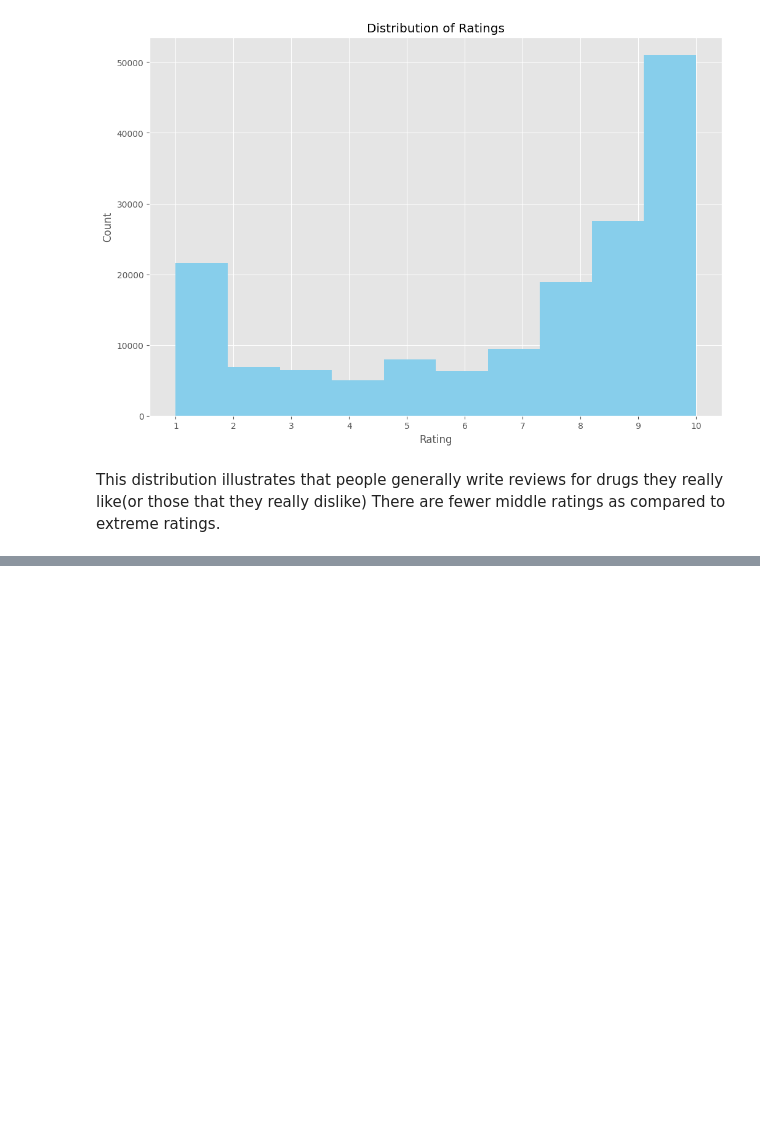
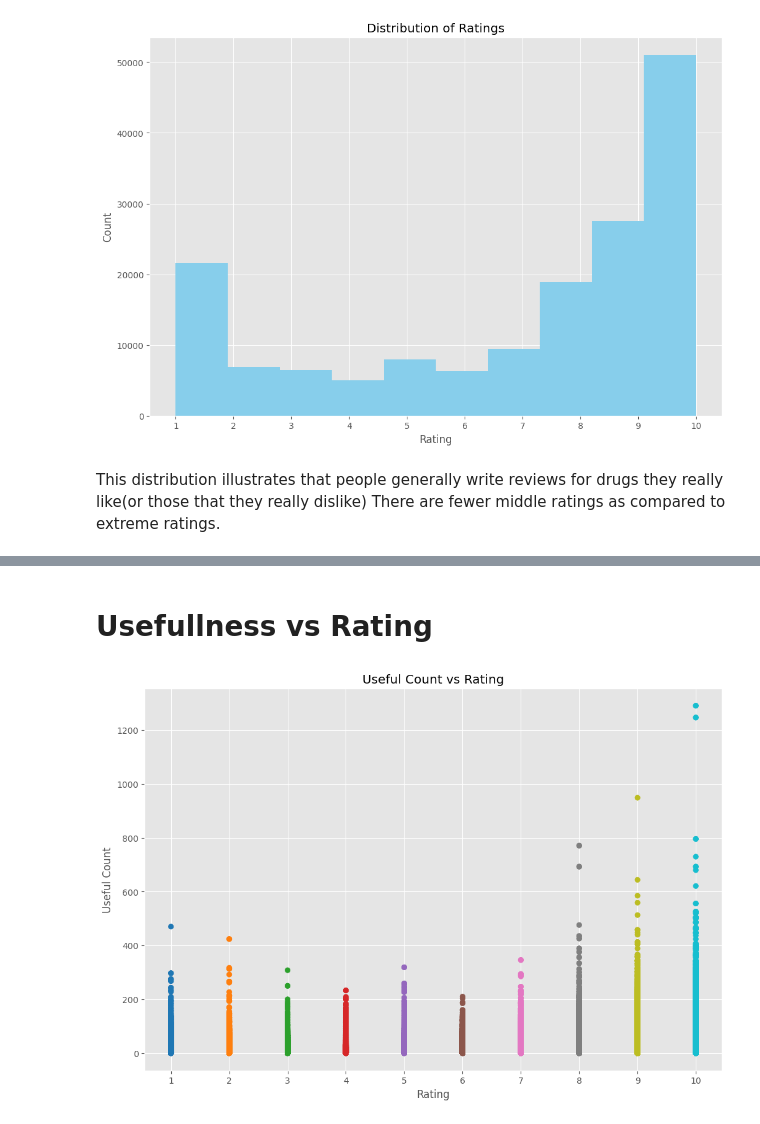
Before and after one commit to ArslanAmanov/AI-ML-DL, a Jupyter notebook: Kaggle Projects /UCI ML drug dataset/uci_ml drug test ML_algorithms.ipynb, the cells around one changed output, grey strips where cells are left out. Cells and saved outputs as stored; diff of their text form; code cells hidden in the pictures; blank space fills up the shorter version.

```diff
--- a/Kaggle Projects /UCI ML drug dataset/uci_ml drug test ML_algorithms.ipynb
+++ b/Kaggle Projects /UCI ML drug dataset/uci_ml drug test ML_algorithms.ipynb
@@ -128,0 +147,11 @@ This distribution illustrates that people generally write reviews for drugs they
+# %% [markdown]
+# Usefullness vs Rating
+# %%
+# Is rating correlated with usefulness of the review?
+plt.scatter(train.rating, train.usefulCount, c=train.rating.values, cmap='tab10')
+plt.title('Useful Count vs Rating')
+plt.xlabel('Rating')
+plt.ylabel('Useful Count')
+plt.xticks([i for i in range(1,11)]);
+# %% [output]
+[figure, added]
```
Also changed, not shown: parts of 20 cells of this notebook.
